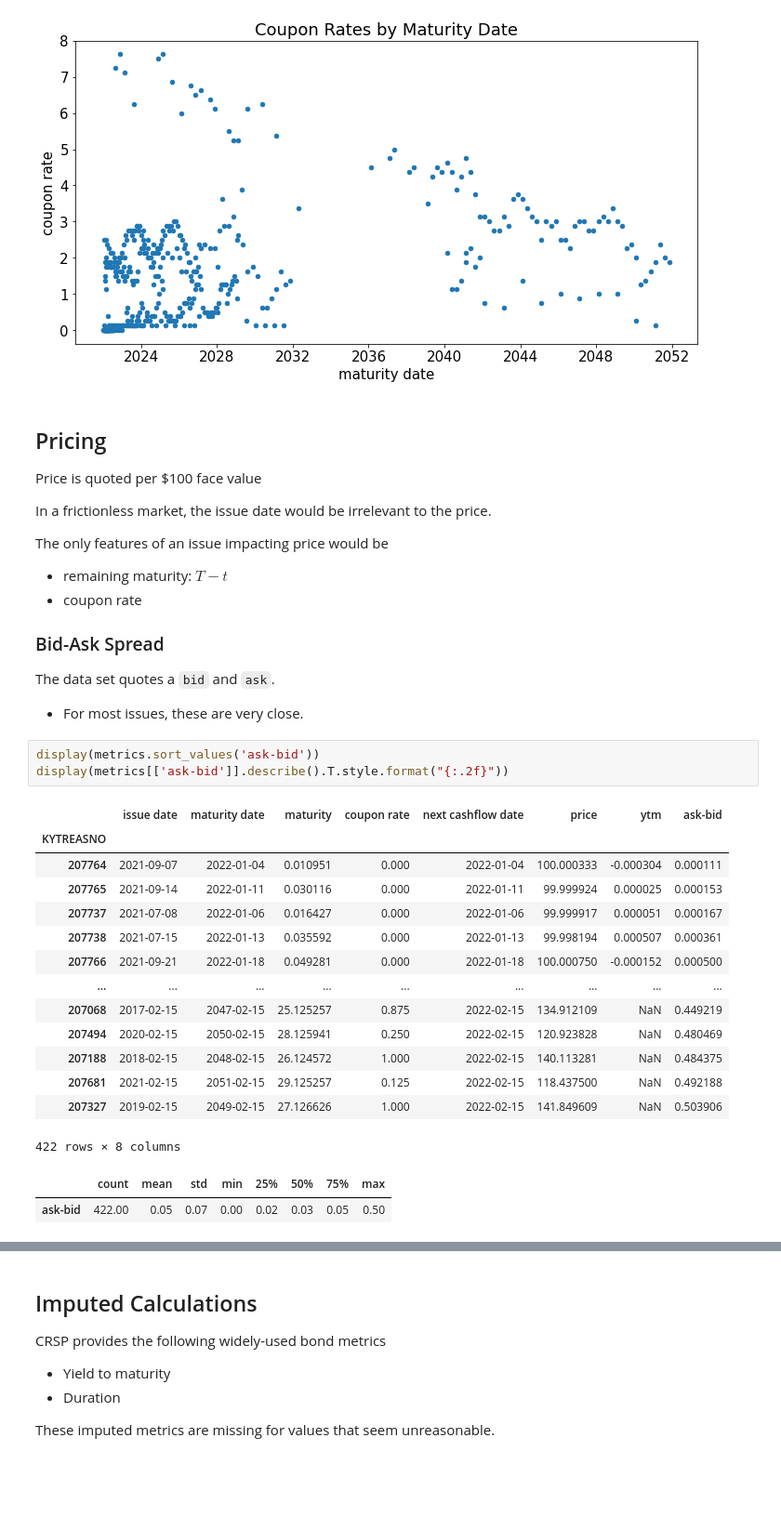
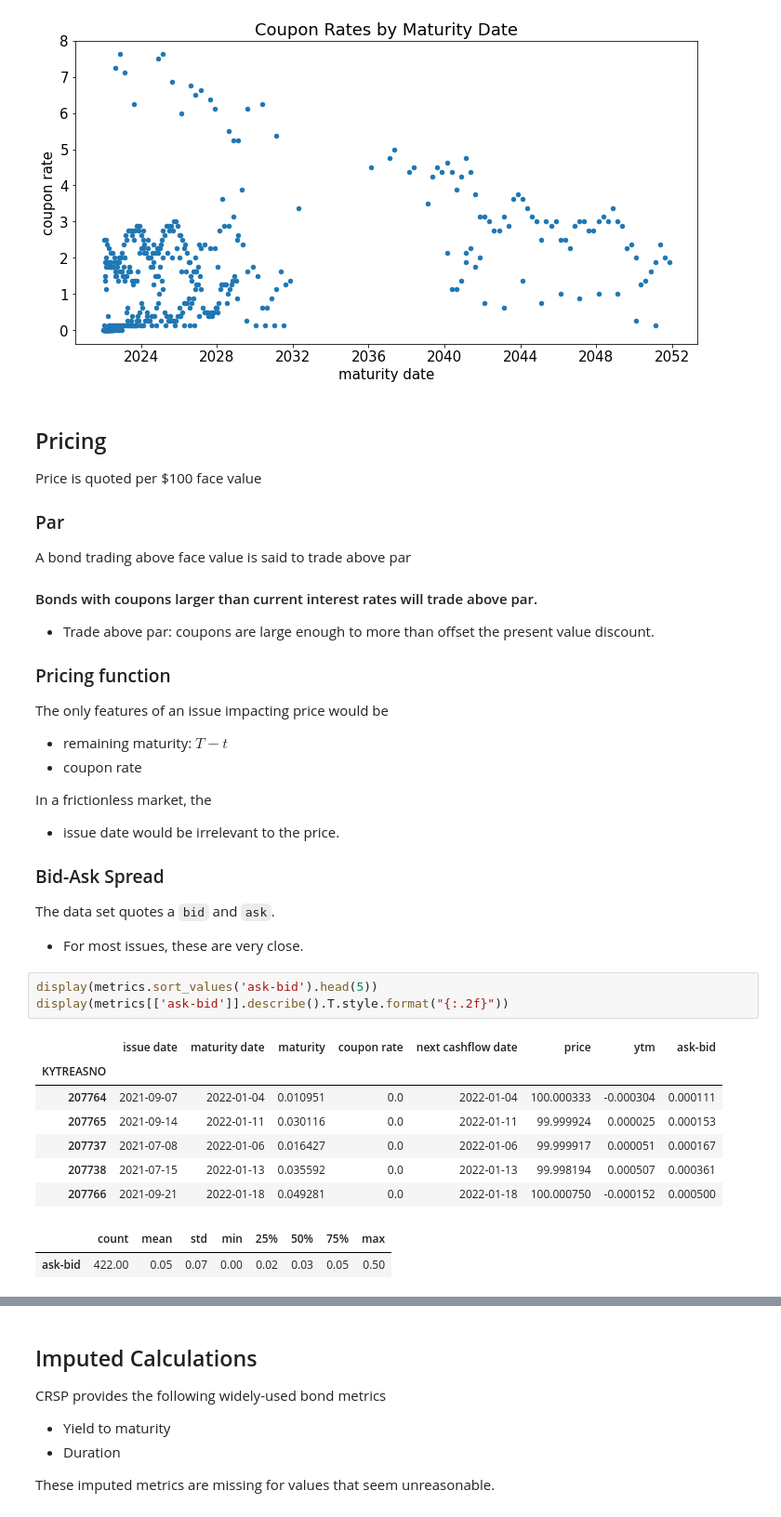
Before and after one commit to MarkHendricks/drw-markets, a Jupyter notebook: discussions/A.2. Treasuries and the Yield Curve.ipynb, the cells around one changed output, grey strips where cells are left out. Shown: that part at 93% size. Drawn from its saved outputs; the diff is of its cells as text; blank space fills up the shorter version.

```diff
--- a/discussions/A.2. Treasuries and the Yield Curve.ipynb
+++ b/discussions/A.2. Treasuries and the Yield Curve.ipynb
@@ -114,32 +114,33 @@ plt.show()
 
 Price is quoted per $100 face value
 
-In a frictionless market, the issue date would be irrelevant to the price.
+### Par
+A bond trading above face value is said to trade above par
+#### Bonds with coupons larger than current interest rates will trade above par.
+* Trade above par: coupons are large enough to more than offset the present value discount.
 
+
+### Pricing function
 The only features of an issue impacting price would be
 * remaining maturity: $T-t$
 * coupon rate
 
+In a frictionless market, the
+* issue date would be irrelevant to the price.
+
 ### Bid-Ask Spread
 The data set quotes a `bid` and `ask`.
 * For most issues, these are very close.
 # %%
-display(metrics.sort_values('ask-bid'))
+display(metrics.sort_values('ask-bid').head(5))
 display(metrics[['ask-bid']].describe().T.style.format("{:.2f}"))
 # %% [output]
 |  | issue date | maturity date | maturity | coupon rate | next cashflow date | price | ytm | ask-bid |
 | KYTREASNO |  |  |  |  |  |  |  |  |
-| 207764 | 2021-09-07 | 2022-01-04 | 0.010951 | 0.000 | 2022-01-04 | 100.000333 | -0.000304 | 0.000111 |
-| 207765 | 2021-09-14 | 2022-01-11 | 0.030116 | 0.000 | 2022-01-11 | 99.999924 | 0.000025 | 0.000153 |
-| 207737 | 2021-07-08 | 2022-01-06 | 0.016427 | 0.000 | 2022-01-06 | 99.999917 | 0.000051 | 0.000167 |
-| 207738 | 2021-07-15 | 2022-01-13 | 0.035592 | 0.000 | 2022-01-13 | 99.998194 | 0.000507 | 0.000361 |
-| 207766 | 2021-09-21 | 2022-01-18 | 0.049281 | 0.000 | 2022-01-18 | 100.000750 | -0.000152 | 0.000500 |
-| ... | ... | ... | ... | ... | ... | ... | ... | ... |
-| 207068 | 2017-02-15 | 2047-02-15 | 25.125257 | 0.875 | 2022-02-15 | 134.912109 | NaN | 0.449219 |
-| 207494 | 2020-02-15 | 2050-02-15 | 28.125941 | 0.250 | 2022-02-15 | 120.923828 | NaN | 0.480469 |
-| 207188 | 2018-02-15 | 2048-02-15 | 26.124572 | 1.000 | 2022-02-15 | 140.113281 | NaN | 0.484375 |
-| 207681 | 2021-02-15 | 2051-02-15 | 29.125257 | 0.125 | 2022-02-15 | 118.437500 | NaN | 0.492188 |
-| 207327 | 2019-02-15 | 2049-02-15 | 27.126626 | 1.000 | 2022-02-15 | 141.849609 | NaN | 0.503906 |
+| 207764 | 2021-09-07 | 2022-01-04 | 0.010951 | 0.0 | 2022-01-04 | 100.000333 | -0.000304 | 0.000111 |
+| 207765 | 2021-09-14 | 2022-01-11 | 0.030116 | 0.0 | 2022-01-11 | 99.999924 | 0.000025 | 0.000153 |
+| 207737 | 2021-07-08 | 2022-01-06 | 0.016427 | 0.0 | 2022-01-06 | 99.999917 | 0.000051 | 0.000167 |
+| 207738 | 2021-07-15 | 2022-01-13 | 0.035592 | 0.0 | 2022-01-13 | 99.998194 | 0.000507 | 0.000361 |
+| 207766 | 2021-09-21 | 2022-01-18 | 0.049281 | 0.0 | 2022-01-18 | 100.000750 | -0.000152 | 0.000500 |
-422 rows × 8 columns
 |  | count | mean | std | min | 25% | 50% | 75% | max |
 | ask-bid | 422.00 | 0.05 | 0.07 | 0.00 | 0.02 | 0.03 | 0.05 | 0.50 |
```
Also changed, not shown: parts of 11 cells of this notebook, 1 other file.
